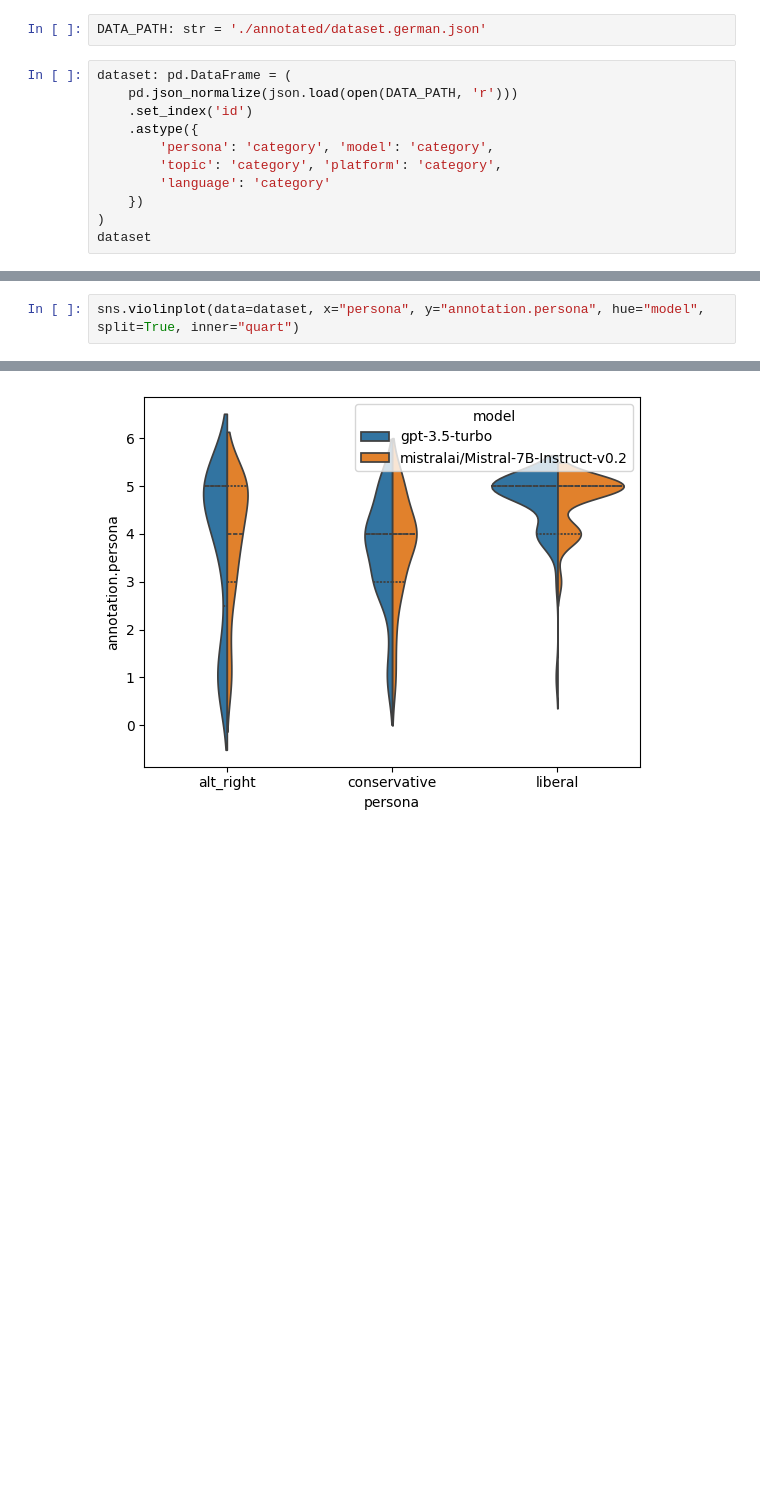
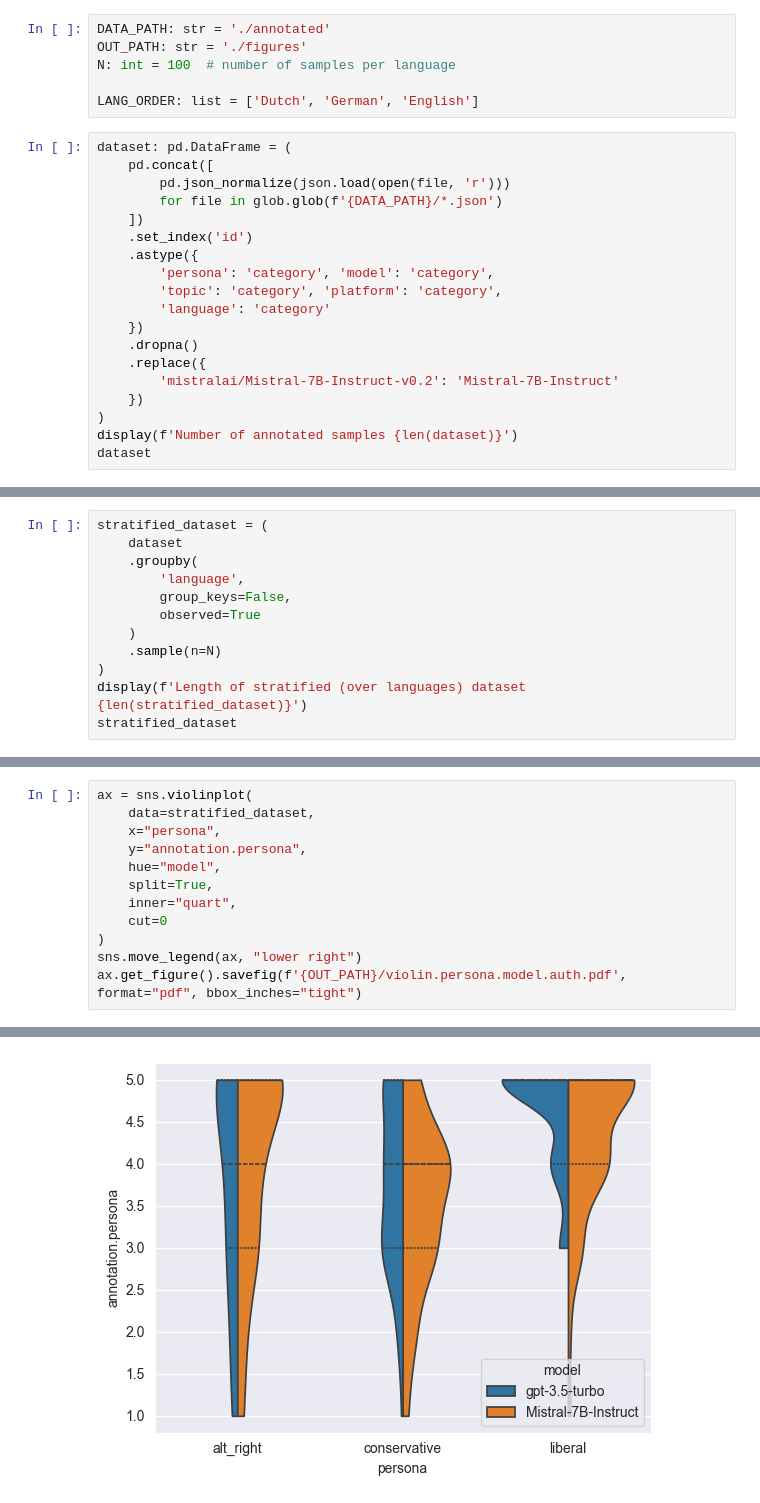
Before and after one commit to cl-trier/TWON-Agents, a Jupyter notebook: experiments/Etmaal-2024/0.3-Data-Analysis.ipynb, the cells around one changed output, grey strips where cells are left out. Drawn from its saved outputs; the diff is of its cells as text; blank space fills up the shorter version.

```diff
--- a/experiments/Etmaal-2024/0.3-Data-Analysis.ipynb
+++ b/experiments/Etmaal-2024/0.3-Data-Analysis.ipynb
@@ -4,16 +5,28 @@ import json
 import pandas as pd
 import seaborn as sns
 # %%
-DATA_PATH: str = './annotated/dataset.german.json'
+DATA_PATH: str = './annotated'
+OUT_PATH: str = './figures'
+N: int = 100  # number of samples per language
+
+LANG_ORDER: list = ['Dutch', 'German', 'English']
 # %%
 dataset: pd.DataFrame = (
-    pd.json_normalize(json.load(open(DATA_PATH, 'r')))
+    pd.concat([
+        pd.json_normalize(json.load(open(file, 'r')))
+        for file in glob.glob(f'{DATA_PATH}/*.json')
+    ])
     .set_index('id')
     .astype({
         'persona': 'category', 'model': 'category',
         'topic': 'category', 'platform': 'category',
         'language': 'category'
     })
+    .dropna()
+    .replace({
+        'mistralai/Mistral-7B-Instruct-v0.2': 'Mistral-7B-Instruct'
+    })
 )
+display(f'Number of annotated samples {len(dataset)}')
 dataset
 # %% [output]
@@ -33,0 +48,12 @@ dataset
+# %%
+stratified_dataset = (
+    dataset
+    .groupby(
+        'language',
+        group_keys=False,
+        observed=True
+    )
+    .sample(n=N)
+)
+display(f'Length of stratified (over languages) dataset {len(stratified_dataset)}')
+stratified_dataset
@@ -80,3 +145,13 @@ dataset.groupby(['persona', 'model'], observed=False).describe(percentiles=[]).T
 # %%
-sns.violinplot(data=dataset, x="persona", y="annotation.persona", hue="model", split=True, inner="quart")
+ax = sns.violinplot(
+    data=stratified_dataset,
+    x="persona",
+    y="annotation.persona",
+    hue="model",
+    split=True,
+    inner="quart",
+    cut=0
+)
+sns.move_legend(ax, "lower right")
+ax.get_figure().savefig(f'{OUT_PATH}/violin.persona.model.auth.pdf', format="pdf", bbox_inches="tight")
 # %% [output]
@@ -84,2 +158,2 @@ sns.violinplot(data=dataset, x="persona", y="annotation.persona", hue="model", s
-[figure, old version]
+[figure, new version]
 # %%
```
Also changed, not shown: parts of 16 cells of this notebook, 8 other files.
